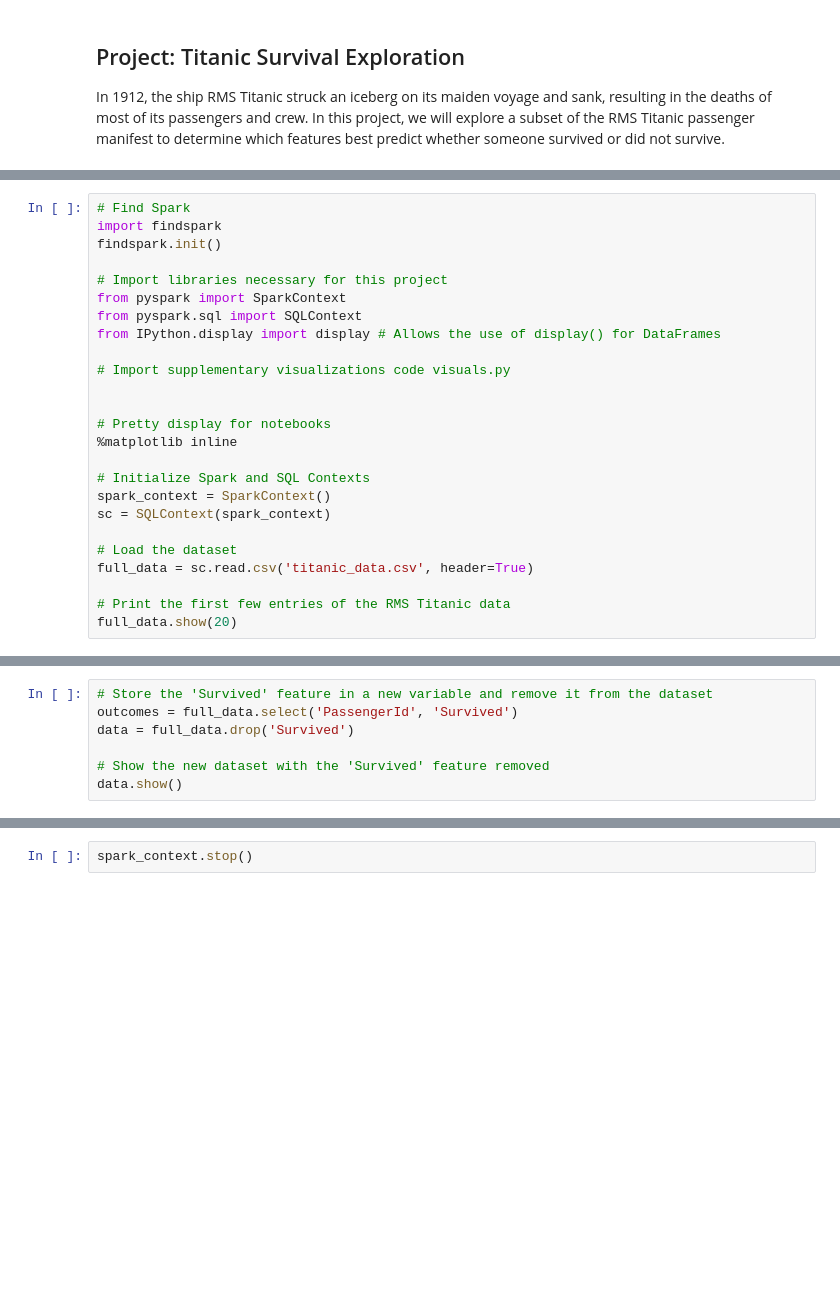
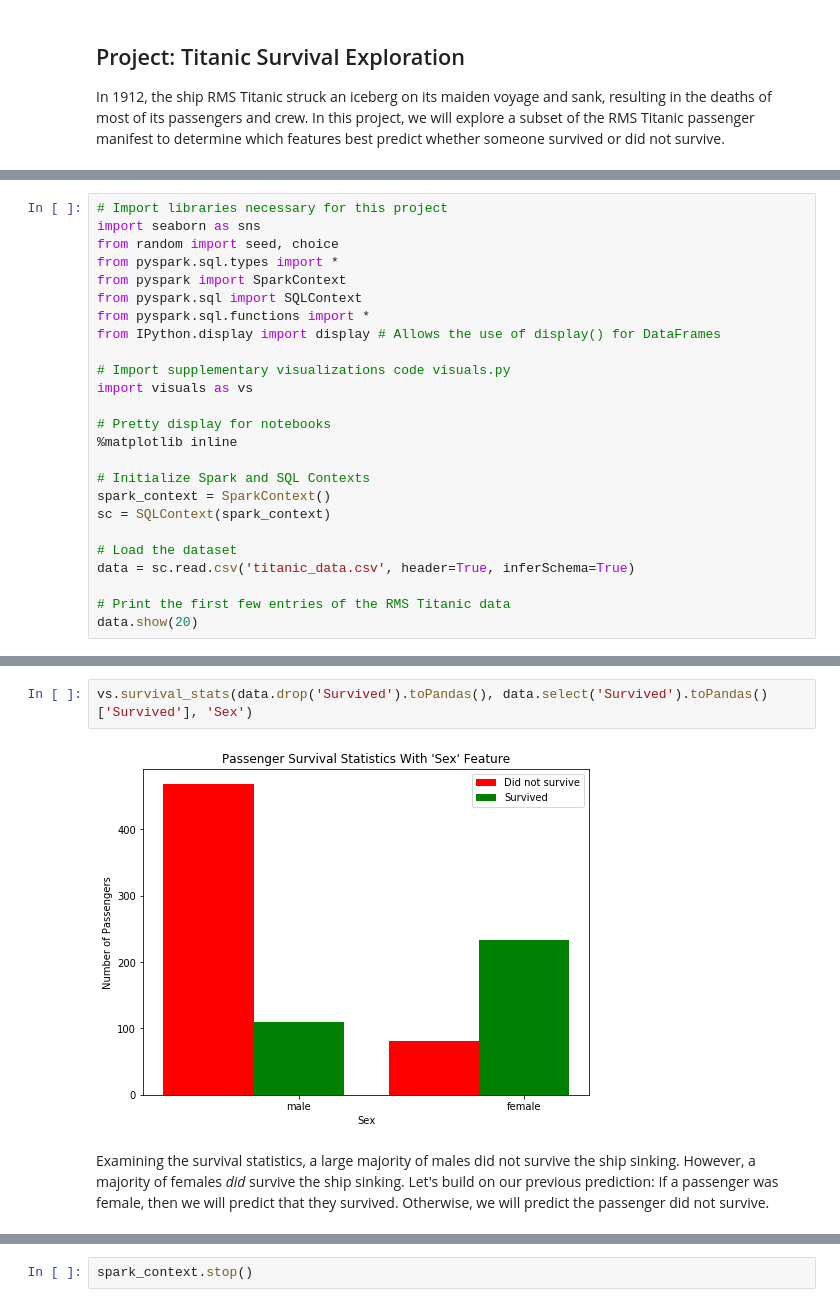
Before and after one commit to girish-sukhwani/Titanic-Survival-Exploration, a Jupyter notebook: titanic_exploration_PySpark.ipynb, the cells around one changed output, grey strips where cells are left out. Cells and saved outputs as stored; diff of their text form; blank space fills up the shorter version.

```diff
--- a/titanic_exploration_PySpark.ipynb
+++ b/titanic_exploration_PySpark.ipynb
@@ -9,15 +9,15 @@ Run the code cell below to load our data and display the first few entries (pass
 # %%
-# Find Spark
-import findspark
-findspark.init()
-
 # Import libraries necessary for this project
+import seaborn as sns
+from random import seed, choice
+from pyspark.sql.types import *
 from pyspark import SparkContext
 from pyspark.sql import SQLContext
+from pyspark.sql.functions import *
 from IPython.display import display # Allows the use of display() for DataFrames
 
 # Import supplementary visualizations code visuals.py
-
+import visuals as vs
 
 # Pretty display for notebooks
 %matplotlib inline
@@ -27,10 +27,10 @@ spark_context = SparkContext()
 sc = SQLContext(spark_context)
 
 # Load the dataset
-full_data = sc.read.csv('titanic_data.csv', header=True)
+data = sc.read.csv('titanic_data.csv', header=True, inferSchema=True)
 
 # Print the first few entries of the RMS Titanic data
-full_data.show(20)
+data.show(20)
 # %% [output]
 +-----------+--------+------+--------------------+------+----+-----+-----+----------------+-------+-----+--------+
 |PassengerId|Survived|Pclass|                Name|   Sex| Age|SibSp|Parch|          Ticket|   Fare|Cabin|Embarked|
@@ -68,7 +64,0 @@ Run the code cell below to remove **Survived** as a feature of the dataset and s
-# %%
-# Store the 'Survived' feature in a new variable and remove it from the dataset
-outcomes = full_data.select('PassengerId', 'Survived')
-data = full_data.drop('Survived')
-
-# Show the new dataset with the 'Survived' feature removed
-data.show()
@@ -98,0 +130,6 @@ To measure the performance of our predictions, we need a metric to score our pre
+# %%
+vs.survival_stats(data.drop('Survived').toPandas(), data.select('Survived').toPandas()['Survived'], 'Sex')
+# %% [output]
+[figure, added]
+# %% [markdown]
+Examining the survival statistics, a large majority of males did not survive the ship sinking. However, a majority of females *did* survive the ship sinking. Let's build on our previous prediction: If a passenger was female, then we will predict that they survived. Otherwise, we will predict the passenger did not survive.
```
Also changed, not shown: parts of 16 cells of this notebook, 2 other files.
